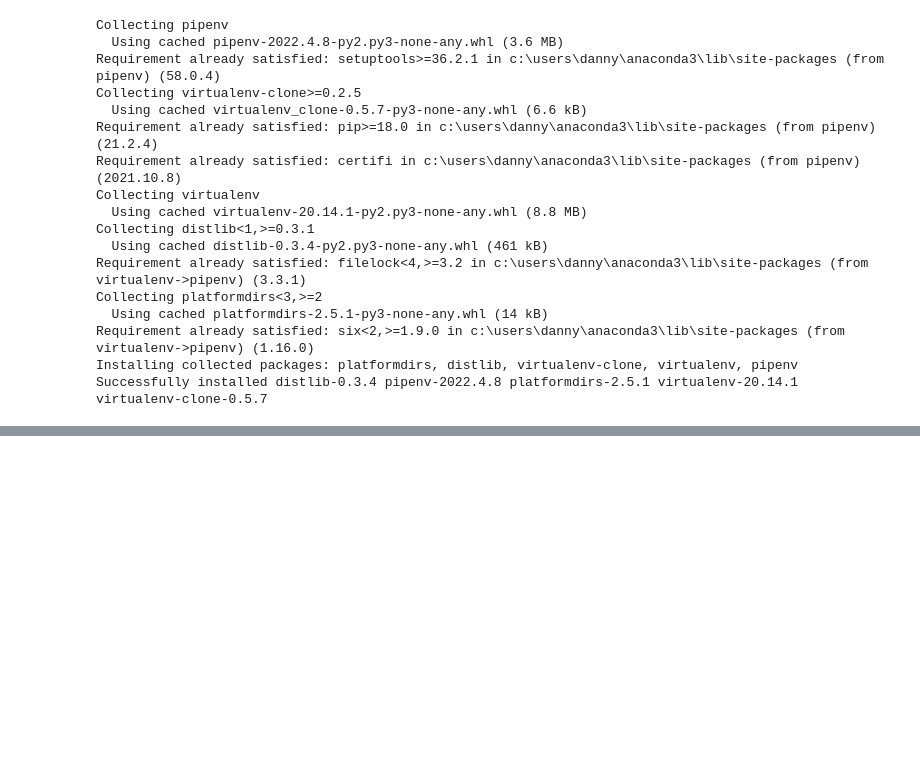
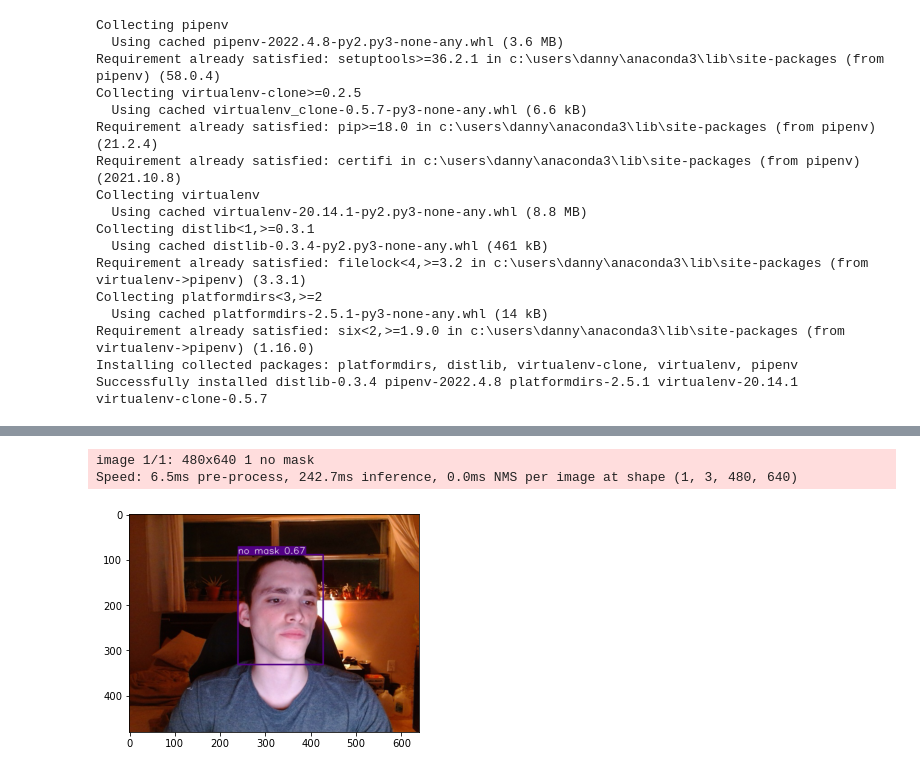
Before and after one commit to dnava1/mask-detection, a Jupyter notebook: object-detection.ipynb, the cells around one changed output, grey strips where cells are left out. Saved outputs shown, nothing was run; the diff lists cells and outputs as text; code cells hidden in the pictures; blank space fills up the shorter version.

Commit message:
Set up the custom model and tested it

```diff
--- a/object-detection.ipynb
+++ b/object-detection.ipynb
@@ -257,0 +265,2 @@ AssertionError: File not found: dataset.yaml
+# %%
+model = torch.hub.load('ultralytics/yolov5','custom', path='yolov5/runs/train/exp3/weights/last.pt', force_reload=True)
@@ -257,0 +274,15 @@ AssertionError: File not found: dataset.yaml
+# %%
+img = os.path.join('data', 'images','no mask.5bbc48ec-bd35-11ec-b50a-04d9f5803693.jpg')
+# %%
+results = model(img)
+# %%
+results.print()
+# %% [output]
+image 1/1: 480x640 1 no mask
+Speed: 6.5ms pre-process, 242.7ms inference, 0.0ms NMS per image at shape (1, 3, 480, 640)
+# %%
+%matplotlib inline
+plt.imshow(np.squeeze(results.render()))
+plt.show()
+# %% [output]
+[figure, added]
```
Also changed, not shown: parts of 4 cells of this notebook.
